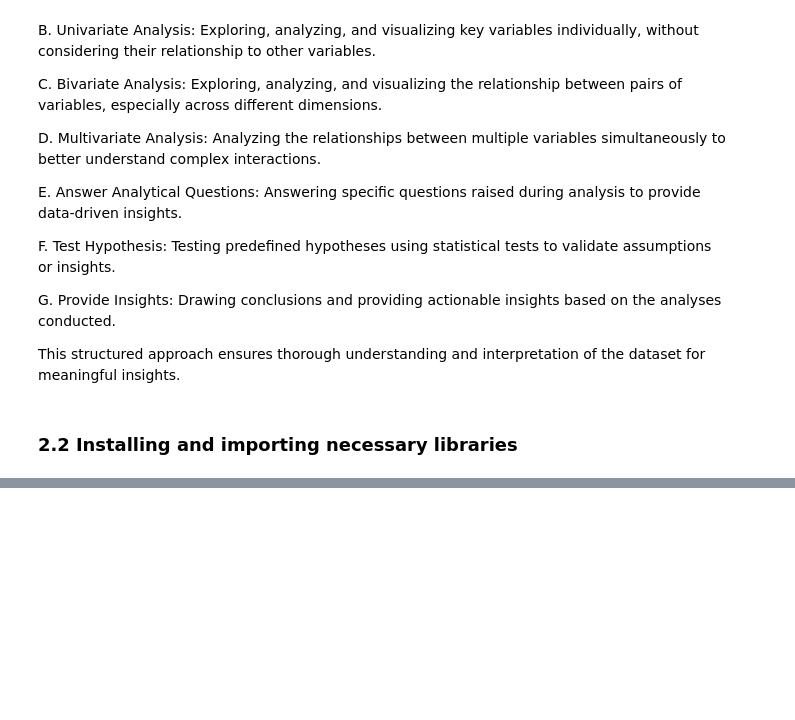
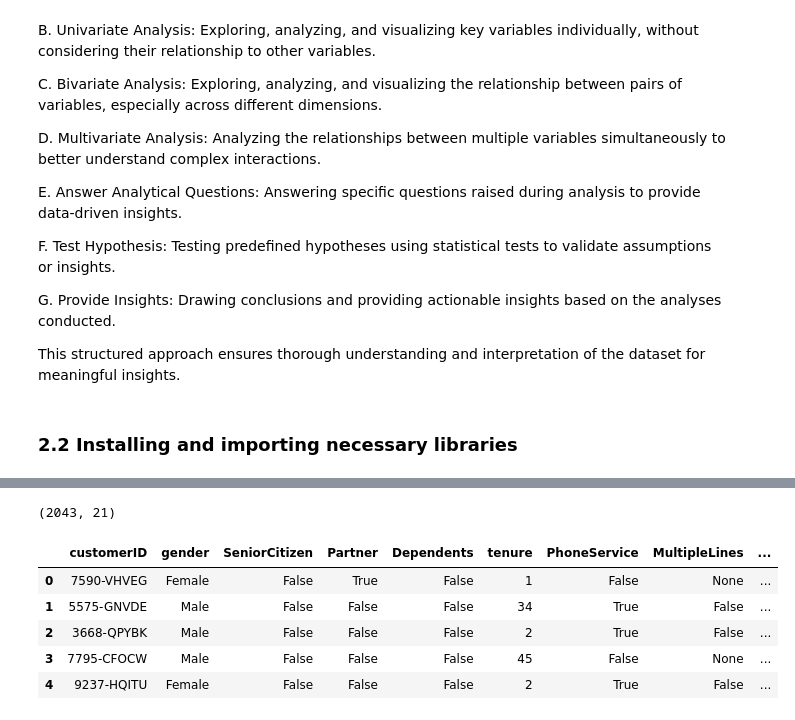
Before and after one commit to gideonclottey/Churn_Classification, a Jupyter notebook: churn_classification.ipynb, the cells around one changed output, grey strips where cells are left out. Saved outputs shown, nothing was run; the diff lists cells and outputs as text; code cells hidden in the pictures; blank space fills up the shorter version.

```diff
--- a/churn_classification.ipynb
+++ b/churn_classification.ipynb
@@ -135,0 +129,5 @@ OperationalError: (MySQLdb.OperationalError) (2005, "Unknown server host 't@Rul3
+# %%
+# checking the rows and columns we are working
+train_1.shape
+# %% [output]
+(2043, 21)
@@ -135,0 +139,29 @@ OperationalError: (MySQLdb.OperationalError) (2005, "Unknown server host 't@Rul3
+# %%
+# Load environment variables from .env file into a dictionary
+environment_variables = dotenv_values('.env')
+
+
+# Get the values for the credentials you set in the '.env' file
+server = environment_variables.get("SERVER")
+database = environment_variables.get("DATABASE")
+username = environment_variables.get("USERNAME")
+password = environment_variables.get("PASSWORD")
+
+
+connection_string = f"DRIVER={{SQL Server}};SERVER={server};DATABASE={database};UID={username};PWD={password};MARS_Connection=yes;MinProtocolVersion=TLSv1.2;"
+# %%
+
+connection = pyodbc.connect(connection_string)
+# %%
+query = "Select * from dbo.LP2_Telco_churn_first_3000"
+
+train_2 = pd.read_sql(query, connection)
+# %%
+train_2.head()
+# %% [output]
+|  | customerID | gender | SeniorCitizen | Partner | Dependents | tenure | PhoneService | MultipleLines | ... |
+| 0 | 7590-VHVEG | Female | False | True | False | 1 | False | None | ... |
+| 1 | 5575-GNVDE | Male | False | False | False | 34 | True | False | ... |
+| 2 | 3668-QPYBK | Male | False | False | False | 2 | True | False | ... |
+| 3 | 7795-CFOCW | Male | False | False | False | 45 | False | None | ... |
+| 4 | 9237-HQITU | Female | False | False | False | 2 | True | False | ... |
```
Also changed, not shown: parts of 37 cells of this notebook.
